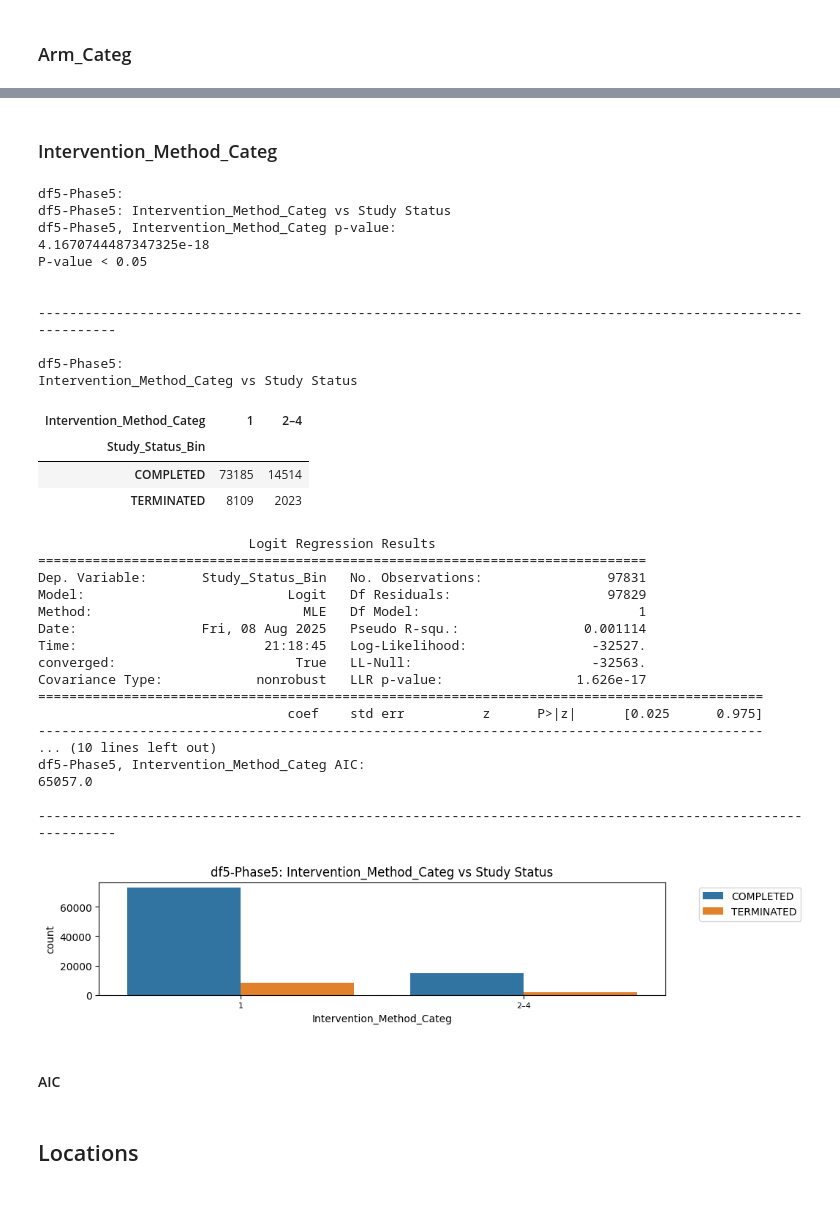
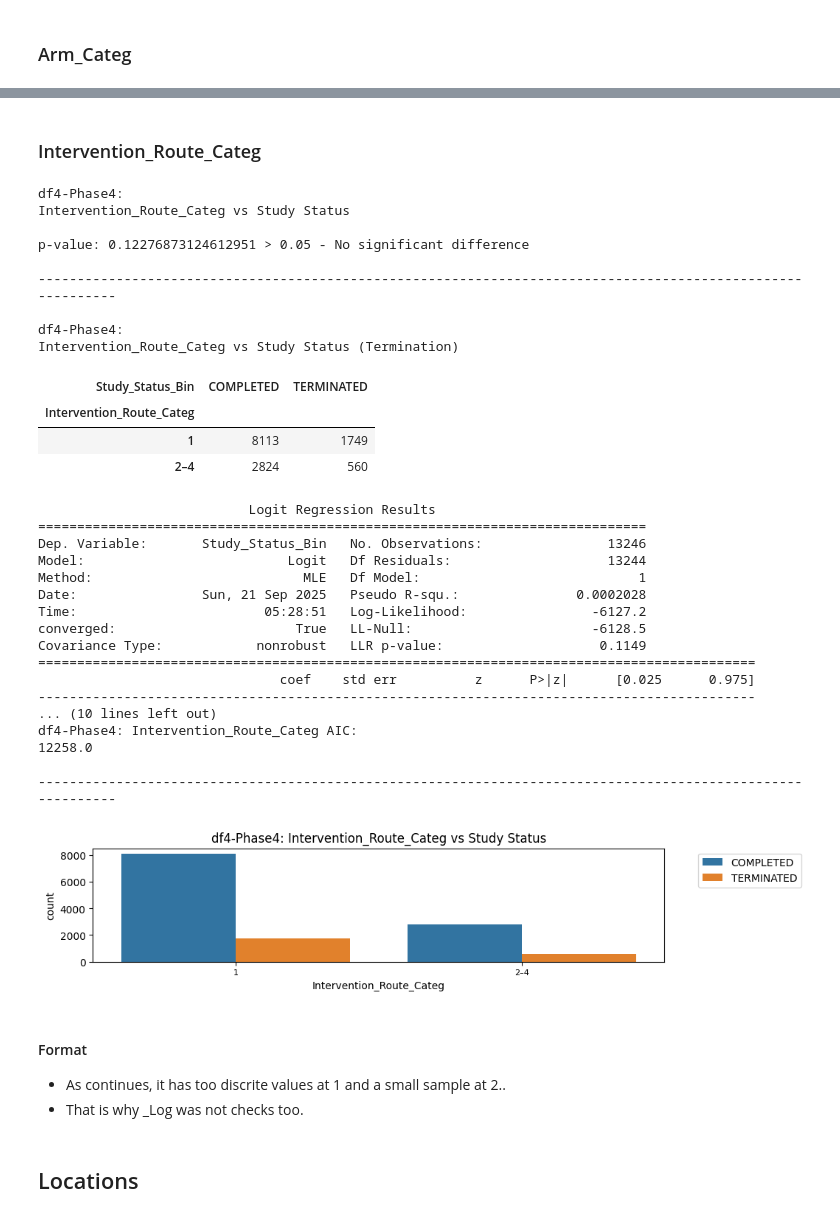
Before and after one commit to AndreouEugenia/Thesis, a Jupyter notebook: 3.Thesis_Visual.ipynb, the cells around one changed output, grey strips where cells are left out. Cells and saved outputs as stored; diff of their text form; code cells hidden in the pictures.

```diff
--- a/3.Thesis_Visual.ipynb
+++ b/3.Thesis_Visual.ipynb
@@ -395 +396,3 @@ df5-Phase5, Adverse_Bin AIC:
+# %%
+dfi = dfi.drop(columns = ['Adverse_Counts'], axis = 1)
 # %% [markdown]
@@ -512,3 +536,5 @@ Adverse_aic_all = fun_compare(i, Adverse_List = Adverse_List[0], Adverse_Detail_
+# %%
+dfi = dfi.drop(columns = ['Adverse_System_Counts', 'Adverse_System_Categ'], axis = 1)
 # %% [markdown]
 ## Placebo_Bin
 # %%
@@ -1107 +1044,3 @@ df5-Phase5, Arm_Categ AIC:
+# %%
+dfi = dfi.drop(columns = ['Arm_Counts', 'Arm_Categ'], axis = 1)
 # %% [markdown]
@@ -1234 +1182,3 @@ df5-Phase5, Intervention_Type_Categ AIC:
+# %%
+dfi = dfi.drop(columns = ['Intervention_Type_Counts'], axis = 1)
 # %% [markdown]
@@ -1290,42 +1241,38 @@ df5-Phase5, Intervention_Method_Counts AIC:
 # %% [markdown]
-### Intervention_Method_Categ
+### Intervention_Route_Categ
 # %%
-chi2_fun('Intervention_Method_Categ', dfi, i)
+chi2_fun('Intervention_Route_Categ', dfi, i)
 #### Log_Fun
-Intervention_Method_Categ = log_fun('Intervention_Method_Categ', dfi, i, 'bin', True, 0)
+Intervention_Route_Categ = log_fun('Intervention_Route_Categ', dfi, i, 'bin', True, 0)
 # %% [output]
-df5-Phase5:
-df5-Phase5: Intervention_Method_Categ vs Study Status
-df5-Phase5, Intervention_Method_Categ p-value:
-4.1670744487347325e-18
-P-value < 0.05
+df4-Phase4:
+Intervention_Route_Categ vs Study Status
 
+p-value: 0.12276873124612951 > 0.05 - No significant difference
 
 ------------------------------------------------------------------------------------------------------------
 
-df5-Phase5:
-Intervention_Method_Categ vs Study Status
+df4-Phase4:
+Intervention_Route_Categ vs Study Status (Termination)
-| Intervention_Method_Categ | 1 | 2–4 |
-| Study_Status_Bin |  |  |
-| COMPLETED | 73185 | 14514 |
-| TERMINATED | 8109 | 2023 |
+| Study_Status_Bin | COMPLETED | TERMINATED |
+| Intervention_Route_Categ |  |  |
+| 1 | 8113 | 1749 |
+| 2–4 | 2824 | 560 |
                            Logit Regression Results
 ==============================================================================
-Dep. Variable:       Study_Status_Bin   No. Observations:                97831
-Model:                          Logit   Df Residuals:                    97829
+Dep. Variable:       Study_Status_Bin   No. Observations:                13246
+Model:                          Logit   Df Residuals:                    13244
 Method:                           MLE   Df Model:                            1
-Date:                Fri, 08 Aug 2025   Pseudo R-squ.:                0.001114
-Time:                        21:18:45   Log-Likelihood:                -32527.
-converged:                       True   LL-Null:                       -32563.
-Covariance Type:            nonrobust   LLR p-value:                 1.626e-17
-=============================================================================================
-                                coef    std err          z      P>|z|      [0.025      0.975]
----------------------------------------------------------------------------------------------
+Date:                Sun, 21 Sep 2025   Pseudo R-squ.:               0.0002028
+Time:                        05:28:51   Log-Likelihood:                -6127.2
+converged:                       True   LL-Null:                       -6128.5
+Covariance Type:            nonrobust   LLR p-value:                    0.1149
+============================================================================================
+                               coef    std err          z      P>|z|      [0.025      0.975]
+--------------------------------------------------------------------------------------------
 ... (10 lines left out)
-df5-Phase5, Intervention_Method_Categ AIC:
-65057.0
+df4-Phase4: Intervention_Route_Categ AIC:
+12258.0
 
 ------------------------------------------------------------------------------------------------------------
-[figure, old version]
+[figure, new version]
-# %% [markdown]
-#### AIC
@@ -1334,0 +1279,4 @@ Intervention_Method_Counts_aic = fun_compare(i, Intervention_Method_Counts = Int
+# %% [markdown]
+#### Format
+- As continues, it has too discrite values at 1 and a small sample at 2..
+- That is why _Log was not checks too.
```
Also changed, not shown: parts of 170 cells of this notebook, 8 other files.
